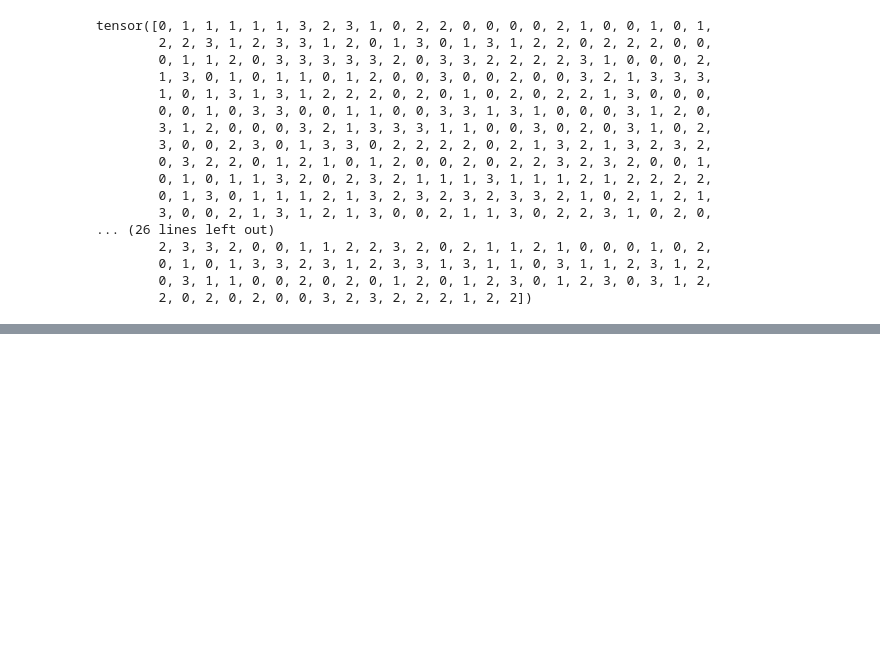
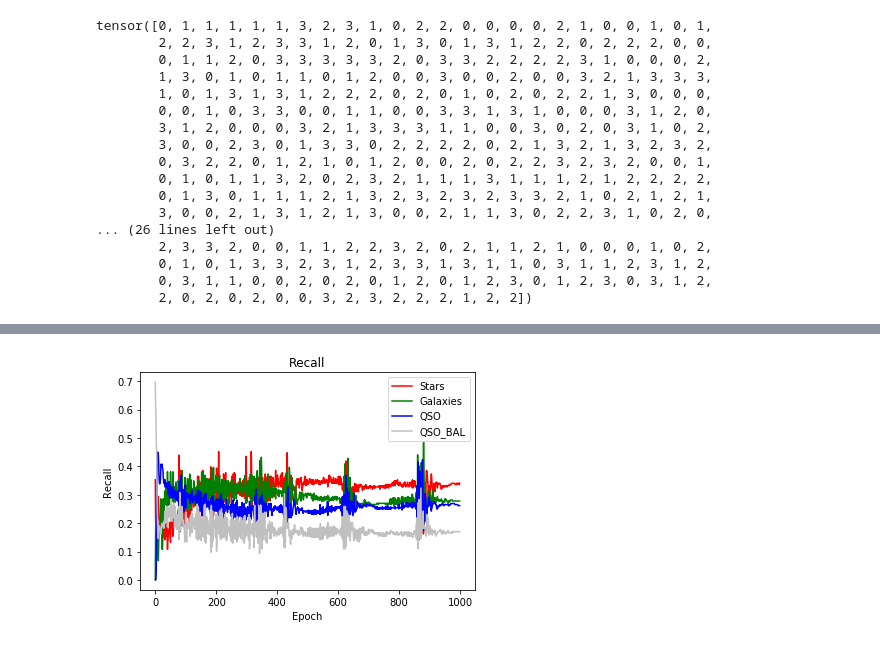
Before and after one commit to MrX1997/Reportes-Proyecto-de-Monograf-a, a Jupyter notebook: Noteboooks/Weekly Reports.ipynb, the cells around one changed output, grey strips where cells are left out. Drawn from its saved outputs; the diff is of its cells as text; code cells hidden in the pictures; blank space fills up the shorter version.

```diff
--- a/Noteboooks/Weekly Reports.ipynb
+++ b/Noteboooks/Weekly Reports.ipynb
@@ -576,0 +560,12 @@ KeyboardInterrupt:
+# %%
+plt.plot(range(epochs),np.array(r),label='Stars',c='r')
+plt.plot(range(epochs),np.array(r1),label='Galaxies',c='g')
+plt.plot(range(epochs),np.array(r2),label='QSO',c='b')
+plt.plot(range(epochs),np.array(r3),label='QSO_BAL',c='silver')
+plt.xlabel('Epoch')
+plt.ylabel('Recall')
+plt.title('Recall')
+plt.legend()
+plt.savefig('recall.png')
+# %% [output]
+[figure, added]
```
Also changed, not shown: parts of 4 cells of this notebook.
